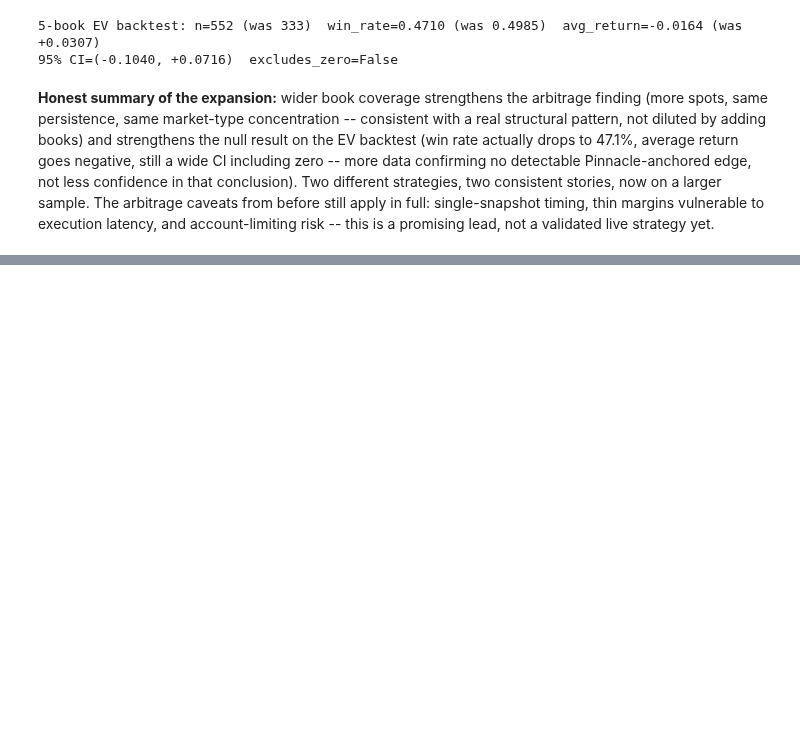
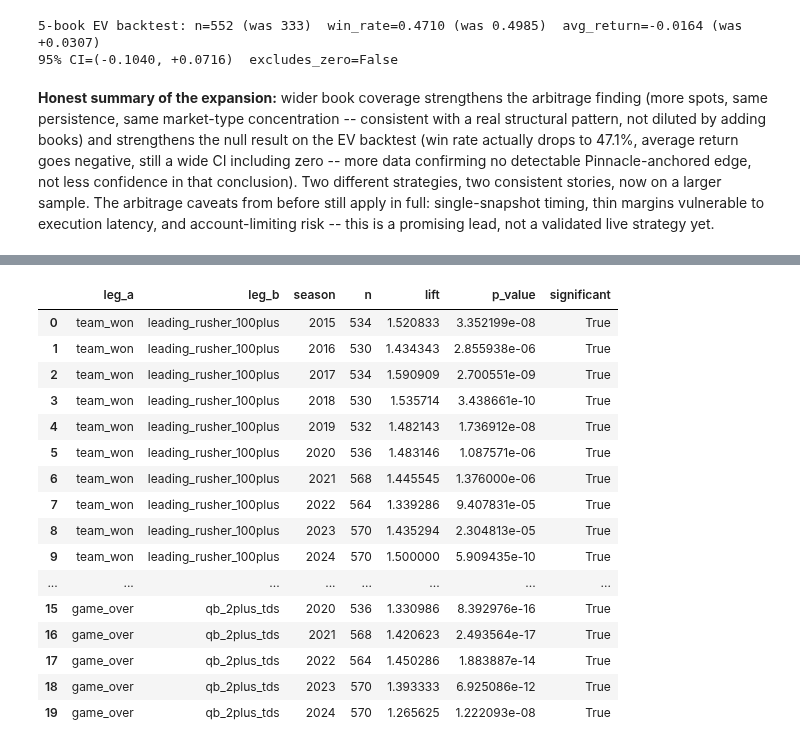
Before and after one commit to rahulr-1006/nfl_2026, a Jupyter notebook: notebooks/model_backtest_results.ipynb, the cells around one changed output, grey strips where cells are left out. Drawn from its saved outputs; the diff is of its cells as text; code cells hidden in the pictures; blank space fills up the shorter version.

```diff
--- a/notebooks/model_backtest_results.ipynb
+++ b/notebooks/model_backtest_results.ipynb
@@ -1345,0 +1413,24 @@ this is a promising lead, not a validated live strategy yet.
+# %%
+from src.backtest.correlated_props import build_team_game_outcomes, measure_leg_correlation
+
+player_stats_all = pd.read_parquet(ROOT / "data" / "static" / "player_stats_2015_2024.parquet")
+team_game = build_team_game_outcomes(schedule, player_stats_all)
+team_game_covers = team_game.dropna(subset=["team_covers"])
+print(f"n={len(team_game)} team-games ({team_game['game_id'].nunique()} games), n={len(team_game_covers)} after dropping spread pushes")
+
+leg_pairs = [
+    ("team_won", "qb_2plus_tds", team_game),
+    ("team_won", "leading_receiver_75plus", team_game),
+    ("team_won", "leading_rusher_100plus", team_game),
+    ("game_over", "qb_2plus_tds", team_game),
+    ("team_covers", "qb_2plus_tds", team_game_covers),
+    ("team_covers", "leading_rusher_100plus", team_game_covers),
+    ("leading_receiver_75plus", "qb_2plus_tds", team_game),
+]
+
+correlation_rows = []
+for leg_a, leg_b, df in leg_pairs:
+    r = measure_leg_correlation(df[leg_a], df[leg_b])
+    correlation_rows.append({"leg_a": leg_a, "leg_b": leg_b, **r})
+correlation_report = pd.DataFrame(correlation_rows).sort_values("lift", ascending=False)
+correlation_report
@@ -1345,0 +1458,30 @@ this is a promising lead, not a validated live strategy yet.
+# %%
+team_game_seasoned = team_game.merge(schedule[["game_id", "season"]], on="game_id", how="left")
+
+season_rows = []
+for leg_a, leg_b in [("team_won", "leading_rusher_100plus"), ("game_over", "qb_2plus_tds")]:
+    for season in range(2015, 2025):
+        sub = team_game_seasoned[team_game_seasoned["season"] == season]
+        r = measure_leg_correlation(sub[leg_a], sub[leg_b])
+        season_rows.append({"leg_a": leg_a, "leg_b": leg_b, "season": season, "n": r["n"], "lift": r["lift"], "p_value": r["p_value"]})
+season_stability = pd.DataFrame(season_rows)
+season_stability["significant"] = season_stability["p_value"] < 0.05
+season_stability
+# %% [output]
+|  | leg_a | leg_b | season | n | lift | p_value | significant |
+| 0 | team_won | leading_rusher_100plus | 2015 | 534 | 1.520833 | 3.352199e-08 | True |
+| 1 | team_won | leading_rusher_100plus | 2016 | 530 | 1.434343 | 2.855938e-06 | True |
+| 2 | team_won | leading_rusher_100plus | 2017 | 534 | 1.590909 | 2.700551e-09 | True |
+| 3 | team_won | leading_rusher_100plus | 2018 | 530 | 1.535714 | 3.438661e-10 | True |
+| 4 | team_won | leading_rusher_100plus | 2019 | 532 | 1.482143 | 1.736912e-08 | True |
+| 5 | team_won | leading_rusher_100plus | 2020 | 536 | 1.483146 | 1.087571e-06 | True |
+| 6 | team_won | leading_rusher_100plus | 2021 | 568 | 1.445545 | 1.376000e-06 | True |
+| 7 | team_won | leading_rusher_100plus | 2022 | 564 | 1.339286 | 9.407831e-05 | True |
+| 8 | team_won | leading_rusher_100plus | 2023 | 570 | 1.435294 | 2.304813e-05 | True |
+| 9 | team_won | leading_rusher_100plus | 2024 | 570 | 1.500000 | 5.909435e-10 | True |
+| ... | ... | ... | ... | ... | ... | ... | ... |
+| 15 | game_over | qb_2plus_tds | 2020 | 536 | 1.330986 | 8.392976e-16 | True |
+| 16 | game_over | qb_2plus_tds | 2021 | 568 | 1.420623 | 2.493564e-17 | True |
+| 17 | game_over | qb_2plus_tds | 2022 | 564 | 1.450286 | 1.883887e-14 | True |
+| 18 | game_over | qb_2plus_tds | 2023 | 570 | 1.393333 | 6.925086e-12 | True |
+| 19 | game_over | qb_2plus_tds | 2024 | 570 | 1.265625 | 1.222093e-08 | True |
```
Also changed, not shown: parts of 13 cells of this notebook, 8 other files.
